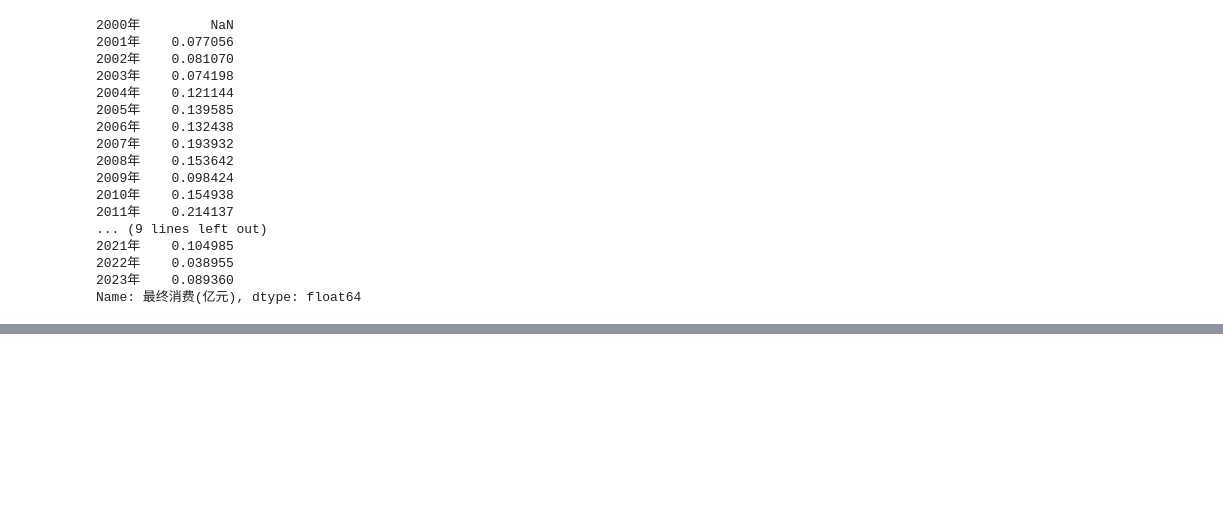
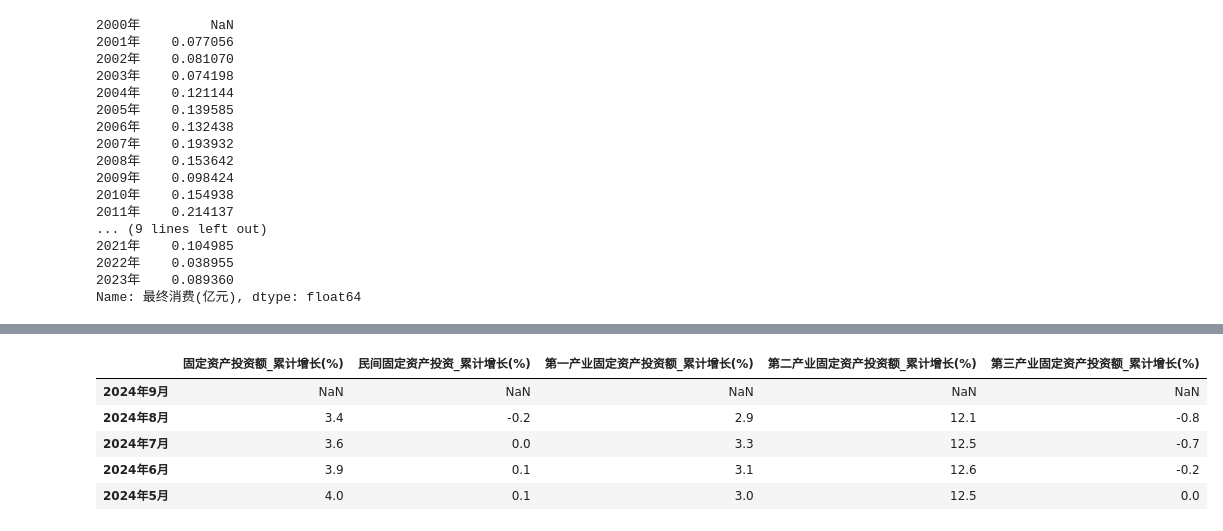
Before and after one commit to kampfer/various-data, a Jupyter notebook: src/researches/jupyter/gdp.ipynb, the cells around one changed output, grey strips where cells are left out. Drawn from its saved outputs; the diff is of its cells as text; code cells hidden in the pictures; blank space fills up the shorter version.

```diff
--- a/src/researches/jupyter/gdp.ipynb
+++ b/src/researches/jupyter/gdp.ipynb
@@ -704,0 +743,11 @@ plt.legend()
+# %%
+gdzcRateDf = ak.macro_china_nbs_nation(kind="月度数据", path="固定资产投资(不含农户)>固定资产投资概况", period="2000-")
+gdzcRateDf = gdzcRateDf.transpose()
+gdzcRateDf.head()
+# %% [output]
+|  | 固定资产投资额_累计增长(%) | 民间固定资产投资_累计增长(%) | 第一产业固定资产投资额_累计增长(%) | 第二产业固定资产投资额_累计增长(%) | 第三产业固定资产投资额_累计增长(%) |
+| 2024年9月 | NaN | NaN | NaN | NaN | NaN |
+| 2024年8月 | 3.4 | -0.2 | 2.9 | 12.1 | -0.8 |
+| 2024年7月 | 3.6 | 0.0 | 3.3 | 12.5 | -0.7 |
+| 2024年6月 | 3.9 | 0.1 | 3.1 | 12.6 | -0.2 |
+| 2024年5月 | 4.0 | 0.1 | 3.0 | 12.5 | 0.0 |
```
Also changed, not shown: parts of 8 cells of this notebook.
